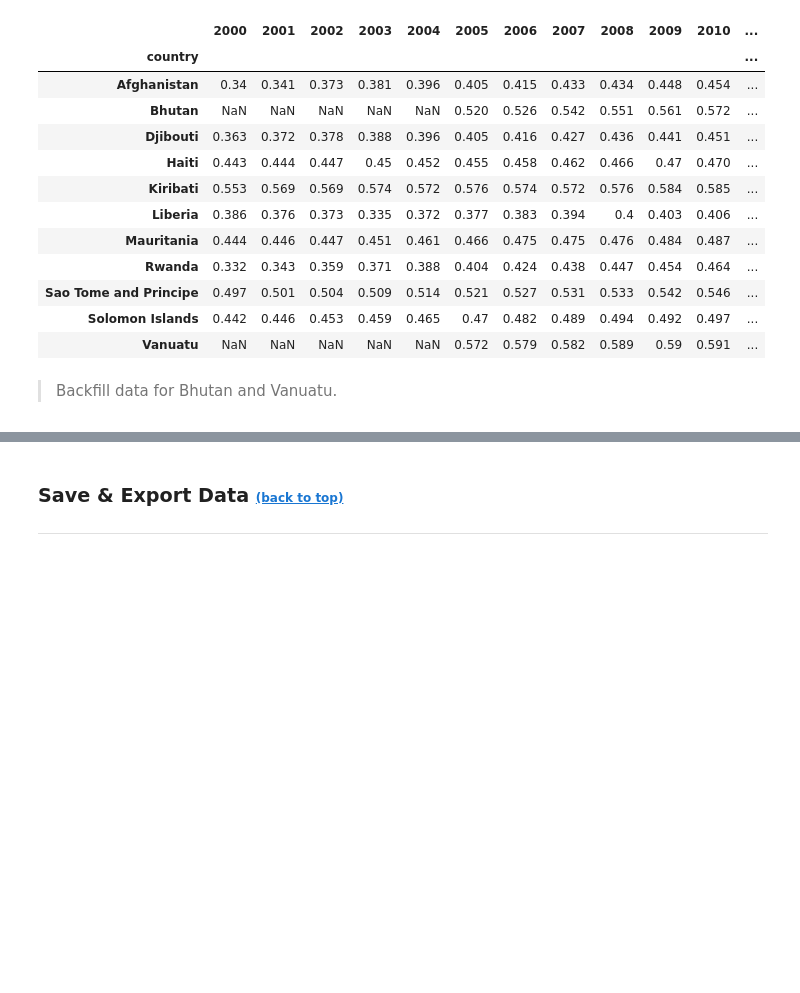
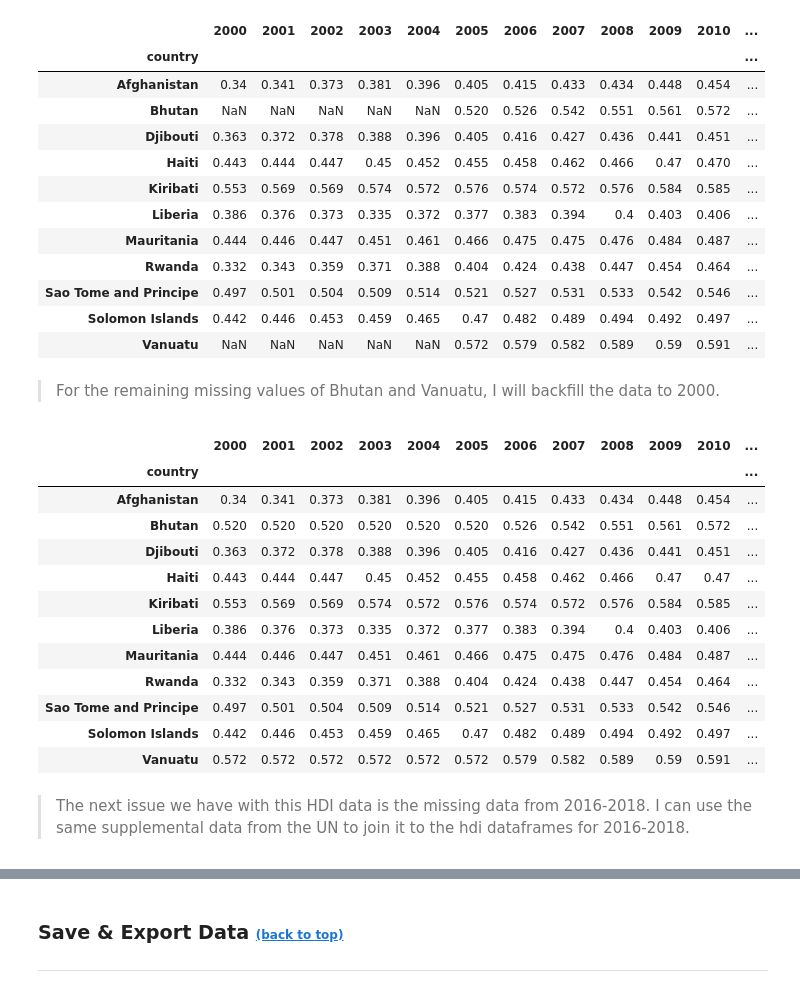
Before and after one commit to c-smith7/Foreign-Aid-and-LDCs, a Jupyter notebook: analysis/1-Data_Wrangling_and_Cleaning.ipynb, the cells around one changed output, grey strips where cells are left out. Saved outputs shown, nothing was run; the diff lists cells and outputs as text; code cells hidden in the pictures; blank space fills up the shorter version.

```diff
--- a/analysis/1-Data_Wrangling_and_Cleaning.ipynb
+++ b/analysis/1-Data_Wrangling_and_Cleaning.ipynb
@@ -623,0 +626,2 @@ hdi_supp
+# %%
+hdi_supp.index = hdi_supp.index.str.strip()
@@ -642,5 +690,24 @@ ldc_hdi_upper
 | Sao Tome and Principe | 0.497 | 0.501 | 0.504 | 0.509 | 0.514 | 0.521 | 0.527 | 0.531 | 0.533 | 0.542 | 0.546 | ... |
 | Solomon Islands | 0.442 | 0.446 | 0.453 | 0.459 | 0.465 | 0.47 | 0.482 | 0.489 | 0.494 | 0.492 | 0.497 | ... |
 | Vanuatu | NaN | NaN | NaN | NaN | NaN | 0.572 | 0.579 | 0.582 | 0.589 | 0.59 | 0.591 | ... |
-# %% [markdown]
-> Backfill data for Bhutan and Vanuatu.
+# %% [markdown]
+> For the remaining missing values of Bhutan and Vanuatu, I will backfill the data to 2000.
+# %%
+ldc_hdi_upper = ldc_hdi_upper.fillna(method='bfill', axis=1)
+ldc_hdi_upper
+# %% [output]
+|  | 2000 | 2001 | 2002 | 2003 | 2004 | 2005 | 2006 | 2007 | 2008 | 2009 | 2010 | ... |
+| country |  |  |  |  |  |  |  |  |  |  |  | ... |
+| Afghanistan | 0.34 | 0.341 | 0.373 | 0.381 | 0.396 | 0.405 | 0.415 | 0.433 | 0.434 | 0.448 | 0.454 | ... |
+| Bhutan | 0.520 | 0.520 | 0.520 | 0.520 | 0.520 | 0.520 | 0.526 | 0.542 | 0.551 | 0.561 | 0.572 | ... |
+| Djibouti | 0.363 | 0.372 | 0.378 | 0.388 | 0.396 | 0.405 | 0.416 | 0.427 | 0.436 | 0.441 | 0.451 | ... |
+| Haiti | 0.443 | 0.444 | 0.447 | 0.45 | 0.452 | 0.455 | 0.458 | 0.462 | 0.466 | 0.47 | 0.47 | ... |
+| Kiribati | 0.553 | 0.569 | 0.569 | 0.574 | 0.572 | 0.576 | 0.574 | 0.572 | 0.576 | 0.584 | 0.585 | ... |
+| Liberia | 0.386 | 0.376 | 0.373 | 0.335 | 0.372 | 0.377 | 0.383 | 0.394 | 0.4 | 0.403 | 0.406 | ... |
+| Mauritania | 0.444 | 0.446 | 0.447 | 0.451 | 0.461 | 0.466 | 0.475 | 0.475 | 0.476 | 0.484 | 0.487 | ... |
+| Rwanda | 0.332 | 0.343 | 0.359 | 0.371 | 0.388 | 0.404 | 0.424 | 0.438 | 0.447 | 0.454 | 0.464 | ... |
+| Sao Tome and Principe | 0.497 | 0.501 | 0.504 | 0.509 | 0.514 | 0.521 | 0.527 | 0.531 | 0.533 | 0.542 | 0.546 | ... |
+| Solomon Islands | 0.442 | 0.446 | 0.453 | 0.459 | 0.465 | 0.47 | 0.482 | 0.489 | 0.494 | 0.492 | 0.497 | ... |
+| Vanuatu | 0.572 | 0.572 | 0.572 | 0.572 | 0.572 | 0.572 | 0.579 | 0.582 | 0.589 | 0.59 | 0.591 | ... |
+# %% [markdown]
+> The next issue we have with this HDI data is the missing data from 2016-2018. I can use the same supplemental data from the UN to join it to the hdi dataframes for 2016-2018.
```
Also changed, not shown: parts of 25 cells of this notebook.
